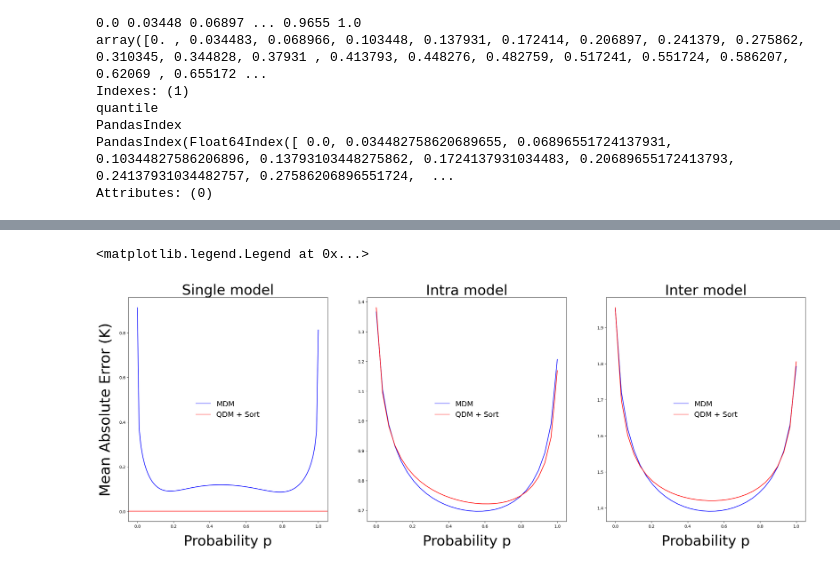
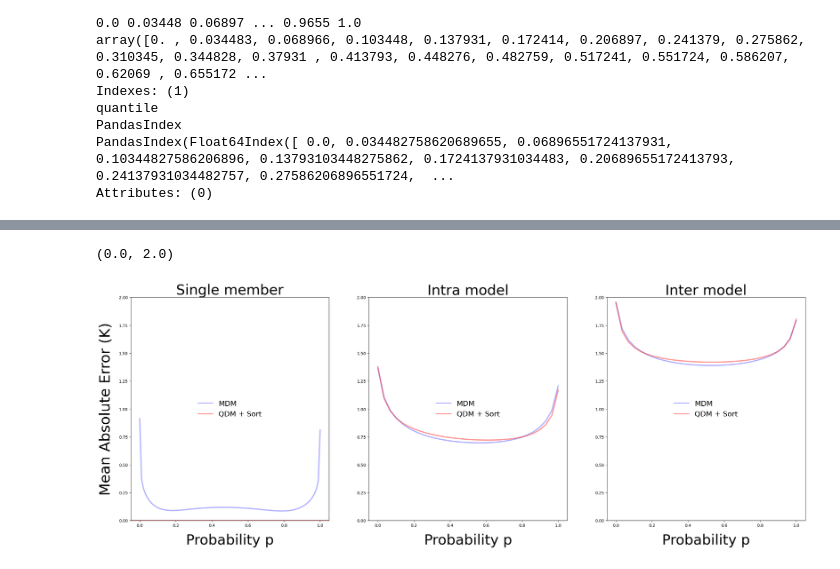
Before and after one commit to hrhampapura/moment_delta_mapping, a Jupyter notebook: lens_analysis/notebooks/Plots.ipynb, the cells around one changed output, grey strips where cells are left out. Saved outputs shown, nothing was run; the diff lists cells and outputs as text; code cells hidden in the pictures.

```diff
--- a/lens_analysis/notebooks/Plots.ipynb
+++ b/lens_analysis/notebooks/Plots.ipynb
@@ -288,24 +288,27 @@ quants30        = np.linspace(0,1.0,30)
 fig, axs = plt.subplots(1, 3, figsize=(30, 10)) # 3 plots - side by side
 
 #Plot for single model
-axs[0].plot(quants,qgmsc_gmae,'b', label ='MDM')
-axs[0].axhline(y=0,color='r',label='QDM + Sort',)
+axs[0].plot(quants,qgmsc_gmae,'b', label ='MDM',lw=3,alpha=0.3)
+axs[0].axhline(y=0,color='r',label='QDM + Sort',lw=3,alpha=0.4)
 axs[0].set_ylabel('Mean Absolute Error (K)',fontweight=500,fontsize=36,labelpad=15)
 axs[0].set_xlabel('Probability p',fontweight=500,fontsize=35,labelpad=15)
-axs[0].set_title('Single model',fontweight=500,fontsize=35)
+axs[0].set_title('Single member',fontweight=500,fontsize=35)
 axs[0].legend(loc='center',prop={'size': 18},frameon= False)
+axs[0].set_ylim([0.0,2.0])
 
 #Intra model error
-axs[1].plot(quants30,average_mdm_mae ,'b', label ='MDM')
-axs[1].plot(quants30,average_sqdm_mae ,'r',label='QDM + Sort')
+axs[1].plot(quants30,average_mdm_mae ,'b', label ='MDM',lw=3,alpha=0.3)
+axs[1].plot(quants30,average_sqdm_mae ,'r',label='QDM + Sort',lw=3,alpha=0.4)
 axs[1].set_xlabel('Probability p',fontweight=500,fontsize=35,labelpad=15)
 axs[1].set_title('Intra model',fontweight=500,fontsize=35)
 axs[1].legend(loc='center',prop={'size': 18},frameon= False)
+axs[1].set_ylim([0.0,2.0])
 
 #Inter model error
-axs[2].plot(quants30,cmip6_average_mdm_mae ,'b', label ='MDM')
-axs[2].plot(quants30,cmip6_average_sqdm_mae ,'r',label='QDM + Sort')
-axs[2].set_xlabel('Probability p',fontweight=500,fontsize=35,labelpad=15)
-axs[2].set_title('Inter model',fontweight=500,fontsize=35)
+axs[2].plot(quants30,cmip6_average_mdm_mae ,'b', label ='MDM',lw=3,alpha=0.3)
+axs[2].plot(quants30,cmip6_average_sqdm_mae ,'r',label='QDM + Sort',lw=3,alpha=0.4)
+axs[2].set_xlabel('Probability p',fontweight=400,fontsize=35,labelpad=15)
+axs[2].set_title('Inter model',fontweight=400,fontsize=35)
 axs[2].legend(loc='center',prop={'size': 18},frameon=False)
+axs[2].set_ylim([0.0,2.0])
 # %% [output]
@@ -314,2 +317,2 @@ Wall time: 18.7 s
-<matplotlib.legend.Legend at 0x...>
+(0.0, 2.0)
-[figure, old version]
+[figure, new version]
```
Also changed, not shown: parts of 10 cells of this notebook, 2 other files.
